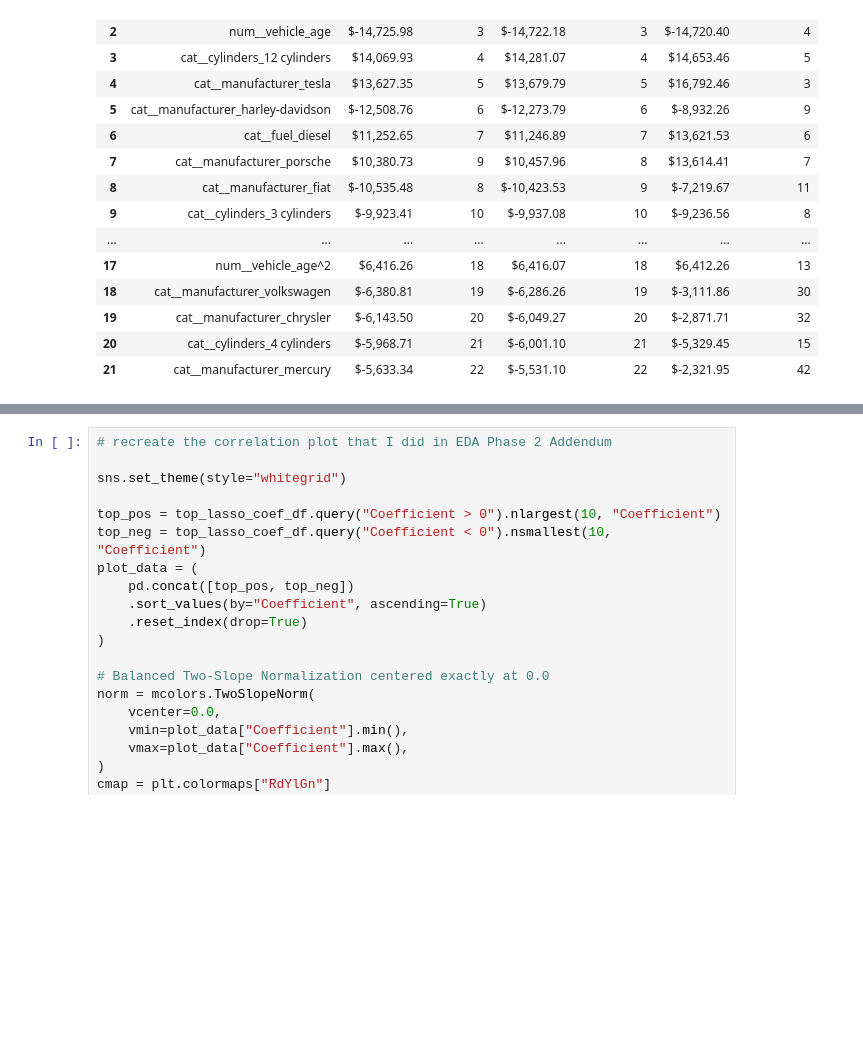
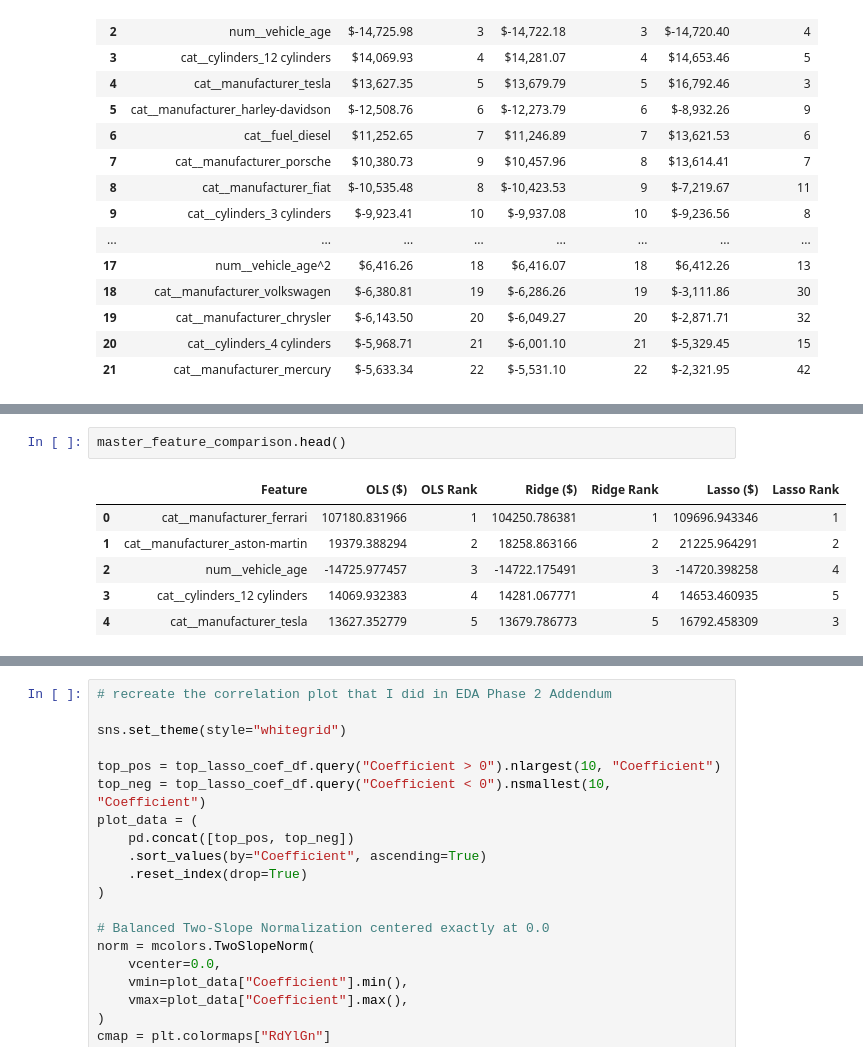
Before and after one commit to 1abhisheknigam/my-ai, a Jupyter notebook: price-of-car/notebooks/price_of_car.ipynb, the cells around one changed output, grey strips where cells are left out. Saved outputs shown, nothing was run; the diff lists cells and outputs as text; blank space fills up the shorter version.

```diff
--- a/price-of-car/notebooks/price_of_car.ipynb
+++ b/price-of-car/notebooks/price_of_car.ipynb
@@ -3707,3 +3755,12 @@ Model Coefficient & Rank Hierarchy Comparison (Top 22 Features)
+# %%
+master_feature_comparison.head()
+# %% [output]
+|  | Feature | OLS ($) | OLS Rank | Ridge ($) | Ridge Rank | Lasso ($) | Lasso Rank |
+| 0 | cat__manufacturer_ferrari | 107180.831966 | 1 | 104250.786381 | 1 | 109696.943346 | 1 |
+| 1 | cat__manufacturer_aston-martin | 19379.388294 | 2 | 18258.863166 | 2 | 21225.964291 | 2 |
+| 2 | num__vehicle_age | -14725.977457 | 3 | -14722.175491 | 3 | -14720.398258 | 4 |
+| 3 | cat__cylinders_12 cylinders | 14069.932383 | 4 | 14281.067771 | 4 | 14653.460935 | 5 |
+| 4 | cat__manufacturer_tesla | 13627.352779 | 5 | 13679.786773 | 5 | 16792.458309 | 3 |
 # %%
 # Other interesting observations
 
```
Also changed, not shown: parts of 86 cells of this notebook.
